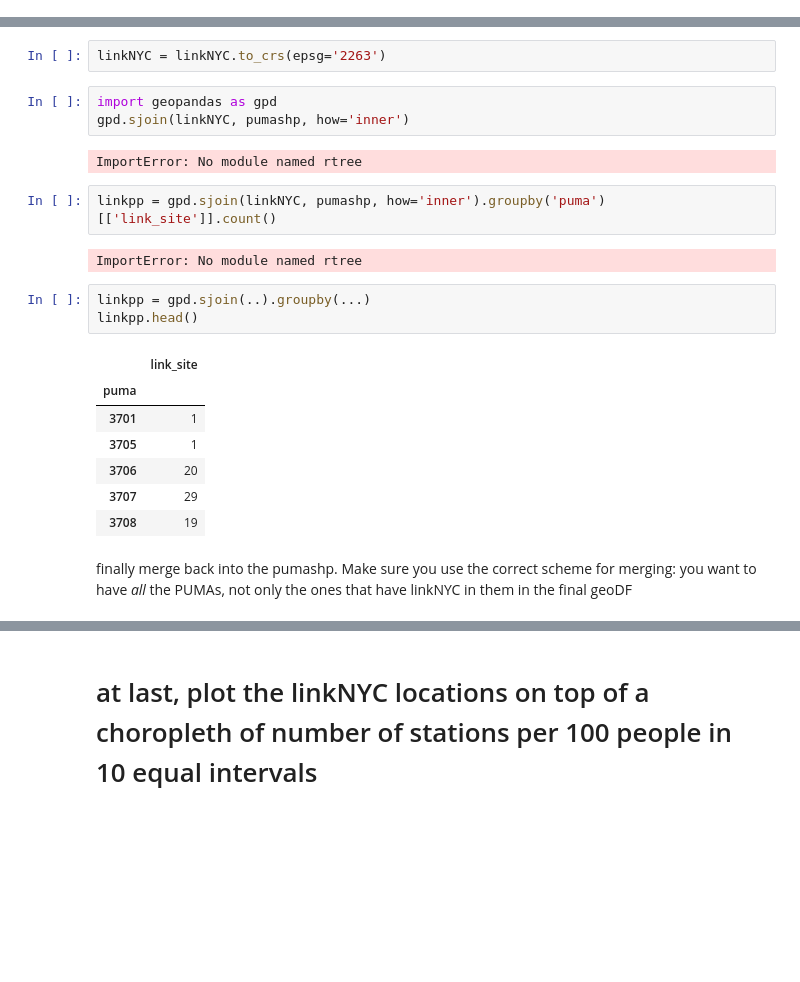
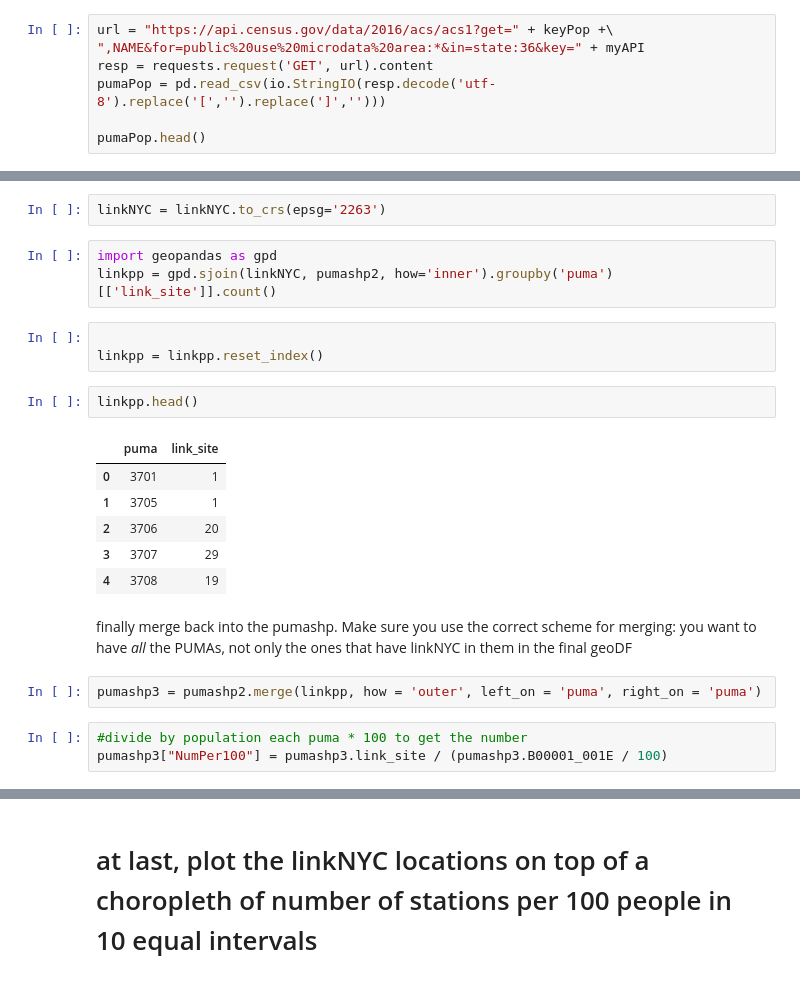
Before and after one commit to yixuantang/PUI2017_yt1369, a Jupyter notebook: HW9_yt1369/HW9_yt1369.ipynb, the cells around one changed output, grey strips where cells are left out. Cells and saved outputs as stored; diff of their text form; blank space fills up the shorter version.

```diff
--- a/HW9_yt1369/HW9_yt1369.ipynb
+++ b/HW9_yt1369/HW9_yt1369.ipynb
@@ -519,3 +533,10 @@ pumaPop.head()
 
 
 (A note: You can also do this by hand by asking for each point if it is in any of the regions, for example in a for loop. But that is escruciatingly slow, unless you get smart about your requests (for example for a given PUMA not asking if the coordinates of a point are very different from the center of a PUMA). With the new version of geopandas this is not needed, cause the sjoin is fast, but with the older versions this was sometimes better) )
+# %%
+url = "https://api.census.gov/data/2016/acs/acs1?get=" + keyPop +\
+",NAME&for=public%20use%20microdata%20area:*&in=state:36&key=" + myAPI
+resp = requests.request('GET', url).content
+pumaPop = pd.read_csv(io.StringIO(resp.decode('utf-8').replace('[','').replace(']','')))
+
+pumaPop.head()
@@ -549,23 +577,23 @@ pumashp2 = pumashp2.to_crs(epsg='2263')
 linkNYC = linkNYC.to_crs(epsg='2263')
 # %%
 import geopandas as gpd
-gpd.sjoin(linkNYC, pumashp, how='inner')
+linkpp = gpd.sjoin(linkNYC, pumashp2, how='inner').groupby('puma')[['link_site']].count()
-# %% [output]
-ImportError: No module named rtree
-# %%
-linkpp = gpd.sjoin(linkNYC, pumashp, how='inner').groupby('puma')[['link_site']].count()
-# %% [output]
-ImportError: No module named rtree
+# %%
+
+linkpp = linkpp.reset_index()
 # %%
-linkpp = gpd.sjoin(..).groupby(...)
 linkpp.head()
 # %% [output]
-|  | link_site |
-| puma |  |
-| 3701 | 1 |
-| 3705 | 1 |
-| 3706 | 20 |
-| 3707 | 29 |
-| 3708 | 19 |
+|  | puma | link_site |
+| 0 | 3701 | 1 |
+| 1 | 3705 | 1 |
+| 2 | 3706 | 20 |
+| 3 | 3707 | 29 |
+| 4 | 3708 | 19 |
 # %% [markdown]
 finally merge back into the pumashp. Make sure you use the correct scheme for merging: you want to have _all_ the PUMAs, not only the ones that have linkNYC in them in the final geoDF
+# %%
+pumashp3 = pumashp2.merge(linkpp, how = 'outer', left_on = 'puma', right_on = 'puma')
+# %%
+#divide by population each puma * 100 to get the number
+pumashp3["NumPer100"] = pumashp3.link_site / (pumashp3.B00001_001E / 100)
```
Also changed, not shown: parts of 27 cells of this notebook, 2 other files.
